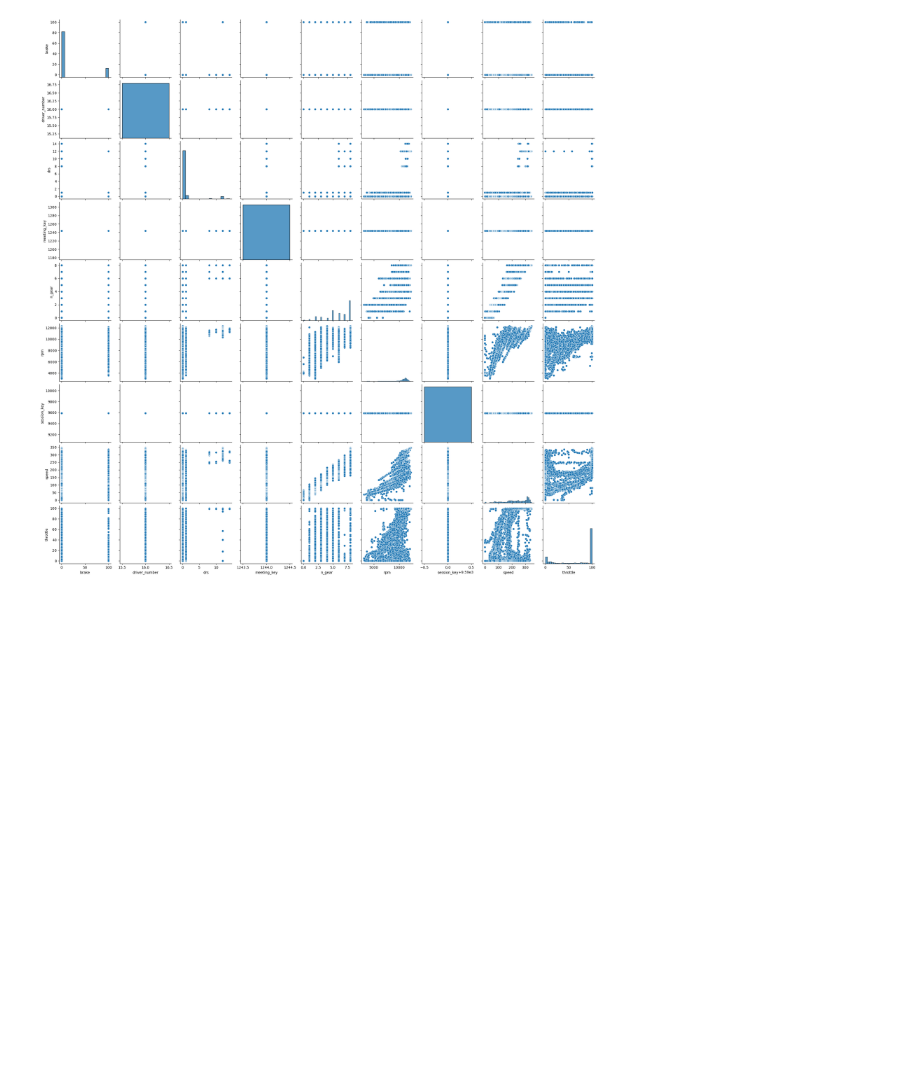
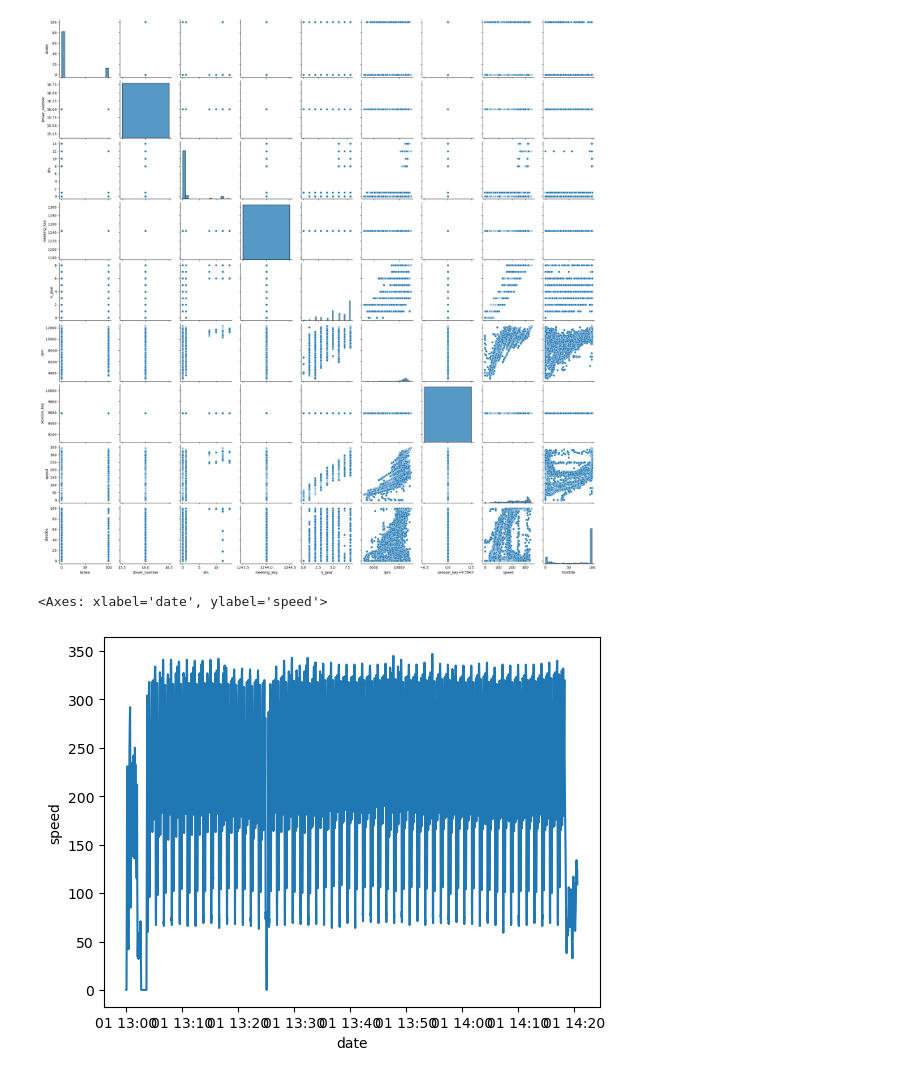
Before and after one commit to jstading/F1_ItalianGP_2024, a Jupyter notebook: ItalianGP_2024.ipynb, the cells around one changed output. Cells and saved outputs as stored; diff of their text form; code cells hidden in the pictures; blank space fills up the shorter version.

```diff
--- a/ItalianGP_2024.ipynb
+++ b/ItalianGP_2024.ipynb
@@ -142,3 +142,8 @@ sns.pairplot(leclerc)
 # %% [output]
 <seaborn.axisgrid.PairGrid at 0x...>
 [figure]
+# %%
+sns.lineplot(x='date', y='speed', data=leclerc)
+# %% [output]
+<Axes: xlabel='date', ylabel='speed'>
+[figure, added]
```
Also changed, not shown: parts of 6 cells of this notebook, 1 other file.
